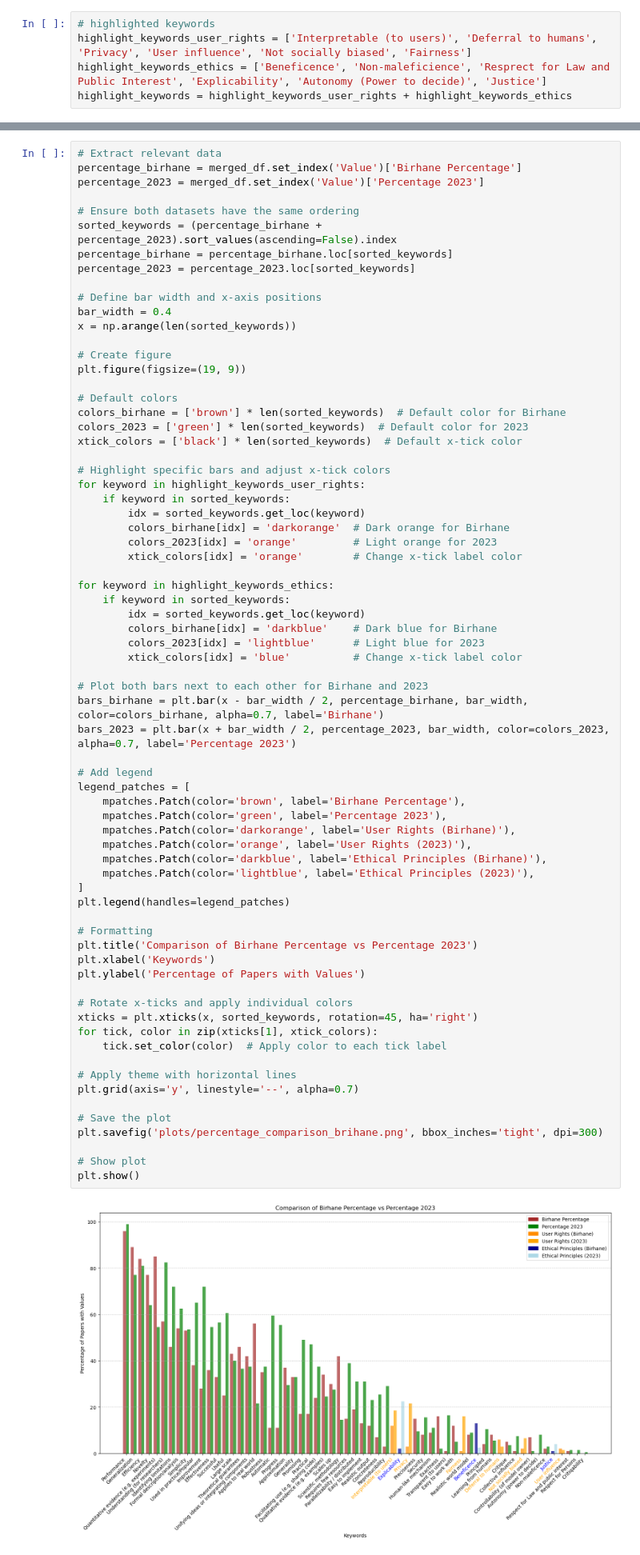
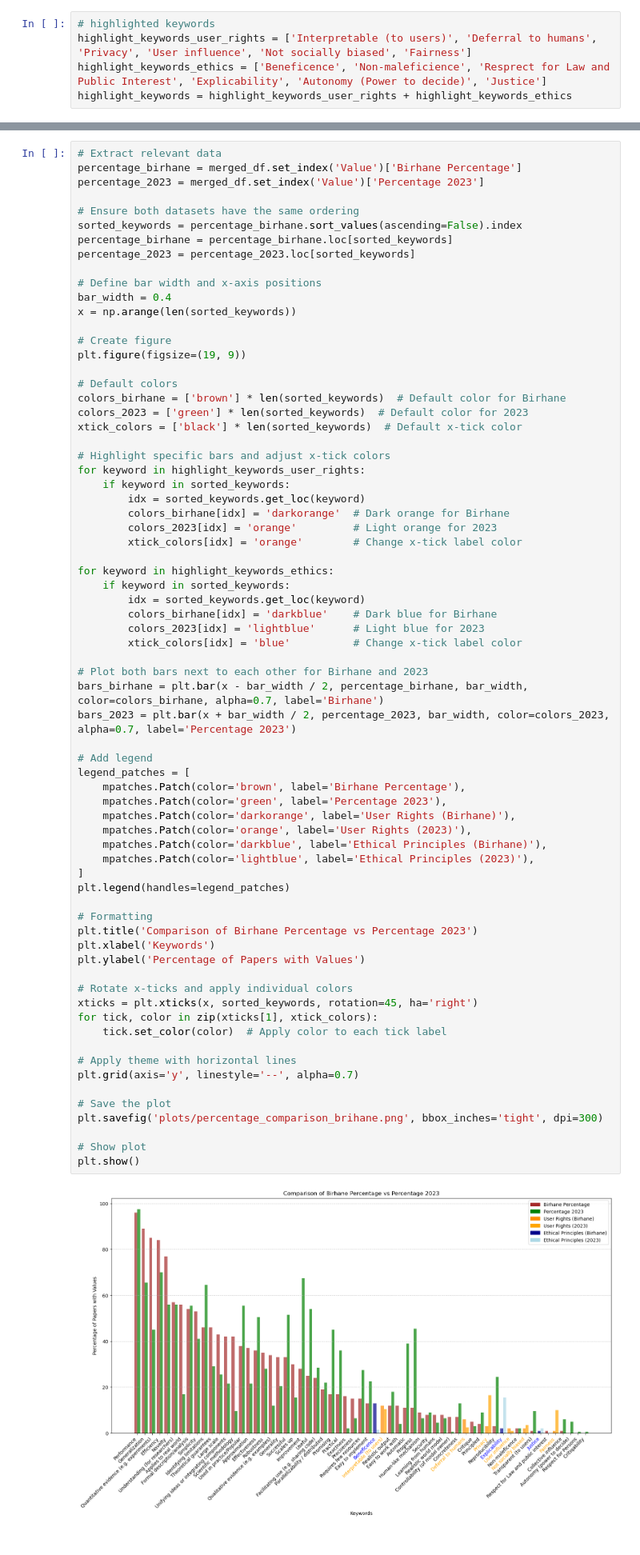
Before and after one commit to IsabelKurth/values-in-ml-research, a Jupyter notebook: analysis_and_plots.ipynb, the cells around one changed output, grey strips where cells are left out. Shown at 80% size. Cells and saved outputs as stored; diff of their text form.

```diff
--- a/analysis_and_plots.ipynb
+++ b/analysis_and_plots.ipynb
@@ -218,7 +227,7 @@ percentage_birhane = merged_df.set_index('Value')['Birhane Percentage']
 percentage_2023 = merged_df.set_index('Value')['Percentage 2023']
 
 # Ensure both datasets have the same ordering
-sorted_keywords = (percentage_birhane + percentage_2023).sort_values(ascending=False).index
+sorted_keywords = percentage_birhane.sort_values(ascending=False).index
 percentage_birhane = percentage_birhane.loc[sorted_keywords]
 percentage_2023 = percentage_2023.loc[sorted_keywords]
 
@@ -256,31 +265,31 @@ bars_2023 = plt.bar(x + bar_width / 2, percentage_2023, bar_width, color=colors_
 # Add legend
 legend_patches = [
     mpatches.Patch(color='brown', label='Birhane Percentage'),
     mpatches.Patch(color='green', label='Percentage 2023'),
     mpatches.Patch(color='darkorange', label='User Rights (Birhane)'),
     mpatches.Patch(color='orange', label='User Rights (2023)'),
     mpatches.Patch(color='darkblue', label='Ethical Principles (Birhane)'),
     mpatches.Patch(color='lightblue', label='Ethical Principles (2023)'),
 ]
 plt.legend(handles=legend_patches)
 
 # Formatting
 plt.title('Comparison of Birhane Percentage vs Percentage 2023')
 plt.xlabel('Keywords')
 plt.ylabel('Percentage of Papers with Values')
 
 # Rotate x-ticks and apply individual colors
 xticks = plt.xticks(x, sorted_keywords, rotation=45, ha='right')
 for tick, color in zip(xticks[1], xtick_colors):
     tick.set_color(color)  # Apply color to each tick label
 
 # Apply theme with horizontal lines
 plt.grid(axis='y', linestyle='--', alpha=0.7)
 
 # Save the plot
 plt.savefig('plots/percentage_comparison_brihane.png', bbox_inches='tight', dpi=300)
 
 # Show plot
 plt.show()
 # %% [output]
-[figure, old version]
+[figure, new version]
```
Also changed, not shown: parts of 12 cells of this notebook, 22 other files.
